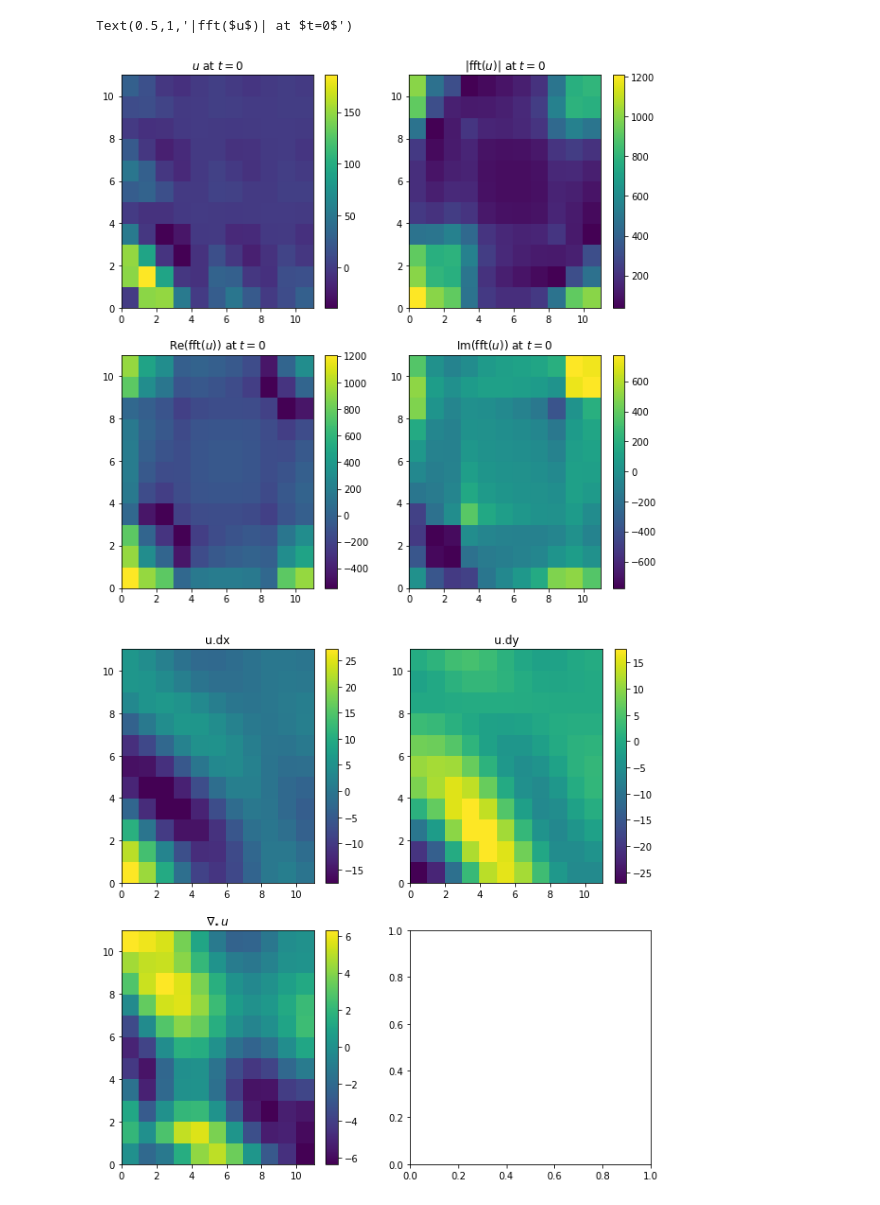
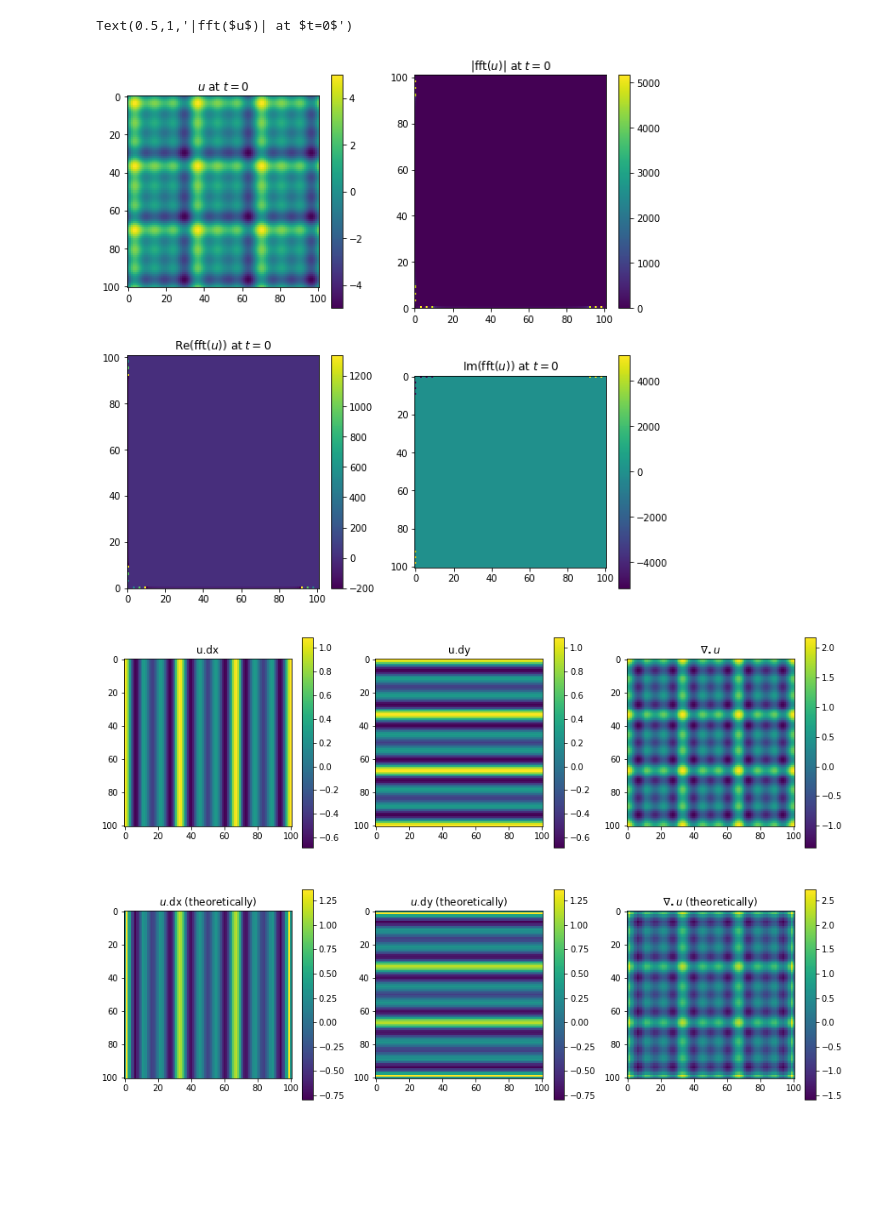
Before and after one commit to nimberledge/akm-fwi, a Jupyter notebook: elastic/FFT.ipynb, the cells around one changed output. Saved outputs shown, nothing was run; the diff lists cells and outputs as text; code cells hidden in the pictures; blank space fills up the shorter version.

```diff
--- a/elastic/FFT.ipynb
+++ b/elastic/FFT.ipynb
@@ -7,33 +7,32 @@ import matplotlib.pyplot as plt
 from devito import Grid, Function, TimeFunction, SparseTimeFunction, solve, Eq, Operator, Buffer
 from examples.seismic import Model, plot_velocity, TimeAxis, RickerSource, Receiver, AcquisitionGeometry
 # %%
-N = 15
+K = 3
 def set_ic(u):
     for i in range(u.shape[0]):
-        x = i / (u.shape[0]-1)
+        y = i / (u.shape[0]-1)
         for j in range(u.shape[1]):
-            y = j / (u.shape[1]-1)
-            for ii in range(1, N+1):
-                for jj in range(1, N+1):
-                    u[i, j] += np.sin(ii*x + jj*y)
+            x = j / (u.shape[1]-1)
+            for k in range(1, K+1):
+                u[i, j] += np.sin(2 * K * np.pi * k * y) + np.sin(2 * K * np.pi * k * x)
+#             for ii in range(1, N+1):
+#                 for jj in range(1, N+1):
+#                     u[i, j] += np.sin(ii*x + jj*y)
+
     return u
 
-size = (11, 11)
+size = (101, 101)
 u = np.zeros(size)
 u = set_ic(u)
 
 fig, axs = plt.subplots(2, 2, figsize=(10, 10))
-plot_00 = axs[0, 0].pcolor(u.T)
+plot_00 = axs[0, 0].imshow(u)
 axs[0, 0].set_title(r"$u$ at $t=0$")
 cbar00 = fig.colorbar(plot_00, ax=axs[0, 0])
 
 u_fft = sfft.fft2(u)
-# print(u_fft)
-# print(u_fft.shape, u_fft.dtype)
-# print(np.min(np.imag(u_fft)), np.max(np.imag(u_fft)))
-# print(np.min(np.real(u_fft)), np.max(np.real(u_fft)))
 lvs = np.linspace(np.min(np.imag(u_fft)), np.max(np.imag(u_fft)), 100)
-plot_01 = axs[1, 1].pcolor(np.imag(u_fft).T)
+plot_01 = axs[1, 1].imshow(np.imag(u_fft))
 cbar01 = fig.colorbar(plot_01, ax=axs[1, 1])
 axs[1, 1].set_title(r"Im(fft($u$)) at $t=0$")
 
@@ -47,38 +46,68 @@ cbar11 = fig.colorbar(plot_11, ax=axs[0, 1])
 axs[0, 1].set_title(r"|fft($u$)| at $t=0$")
 # %% [output]
 Text(0.5,1,'|fft($u$)| at $t=0$')
-[figure, old version]
+[figure, new version]
 # %%
 u_dx = np.zeros(u.shape)
 u_dy = np.zeros(u.shape)
 dx = dy = 1
 for i in range(u.shape[0]):
     for j in range(u.shape[1]):
         if i == 0:                # Top row
-            u_dy[i, j] = -(u[i+1, j] - u[i, j]) / dy
+            u_dy[i, j] = (u[i+1, j] - u[i, j]) / dy
         elif i == u.shape[0] - 1: # Last row
-            u_dy[i, j] = -(u[i, j] - u[i-1, j]) / dy
+            u_dy[i, j] = (u[i, j] - u[i-1, j]) / dy
         else:
-            u_dy[i, j] = -(u[i+1, j] - u[i-1, j]) / (2*dy)
+            u_dy[i, j] = (u[i+1, j] - u[i-1, j]) / (2*dy)
 
         if j == 0:                # First column
             u_dx[i, j] = (u[i, j+1] - u[i, j]) / dx
         elif j == u.shape[1] - 1: # Last column
             u_dx[i, j] = (u[i, j] - u[i, j-1]) / dx
         else:
             u_dx[i, j] = (u[i, j+1] - u[i, j-1]) / (2*dx)
 
-fig, axs = plt.subplots(2, 2, figsize=(10, 10))
-plot_00 = axs[0, 0].pcolor(u_dx.T)
+fig, axs = plt.subplots(2, 3, figsize=(15, 10))
+plot_00 = axs[0, 0].imshow(u_dx)
 axs[0, 0].set_title("u.dx")
 _ = fig.colorbar(plot_00, ax=axs[0, 0])
 
-plot_01 = axs[0, 1].pcolor(u_dy.T)
+plot_01 = axs[0, 1].imshow(u_dy)
 axs[0, 1].set_title("u.dy")
 _ = fig.colorbar(plot_01, ax=axs[0, 1])
 
-plot_10 = axs[1, 0].pcolor((u_dx + u_dy).T)
-axs[1, 0].set_title(r"$\nabla \mathbf{.} u$")
+plot_02 = axs[0, 2].imshow((u_dx + u_dy))
+axs[0, 2].set_title(r"$\nabla \mathbf{.} u$")
+_ = fig.colorbar(plot_02, ax=axs[0, 2])
+
+f_x = sfft.fftfreq(u.shape[0])
+f_y = sfft.fftfreq(u.shape[1])
+# print(f_x, f_y)
+scaled_ufftx, scaled_uffty = np.zeros(u_fft.shape, dtype=complex), np.zeros(u_fft.shape, dtype=complex)
+normalized_div = np.zeros(u_fft.shape, dtype=complex)
+for i in range(u_fft.shape[0]):
+    for j in range(u_fft.shape[1]):
+#         denom = np.sqrt(f_x[j]**2 + f_y[i]**2) + 0.0000000001
+        scaled_ufftx[i, j] = (2j * np.pi * f_x[j]) * u_fft[i, j]
+        scaled_uffty[i, j] = (2j * np.pi * f_y[i]) * u_fft[i, j]
+        normalized_div[i, j] = (scaled_ufftx[i, j] + scaled_uffty[i, j]) / np.sqrt(f_x[j]**2 + f_y[i]**2 + 0.0000001)
+
+scaled_div = (scaled_ufftx + scaled_uffty)
+u_div_recombined = sfft.ifft2(scaled_div)
+u_dx_recombined = sfft.ifft2(scaled_ufftx)
+u_dy_recombined = sfft.ifft2(scaled_uffty)
+normalized_div_recombined = sfft.ifft2(normalized_div)
+
+plot_10 = axs[1, 0].imshow(np.real(u_dx_recombined))
+axs[1, 0].set_title(r"$u$.dx (theoretically)")
 _ = fig.colorbar(plot_10, ax=axs[1, 0])
+
+plot_11 = axs[1, 1].imshow(np.real(u_dy_recombined))
+axs[1, 1].set_title(r"$u$.dy (theoretically)")
+_ = fig.colorbar(plot_11, ax=axs[1, 1])
+
+plot_12 = axs[1, 2].imshow(np.real(u_div_recombined))
+axs[1, 2].set_title(r"$\nabla \mathbf{.} u$ (theoretically)")
+_ = fig.colorbar(plot_12, ax=axs[1, 2])
 # %% [output]
-[figure, old version]
+[figure, new version]
```
Also changed, not shown: parts of 3 cells of this notebook.
